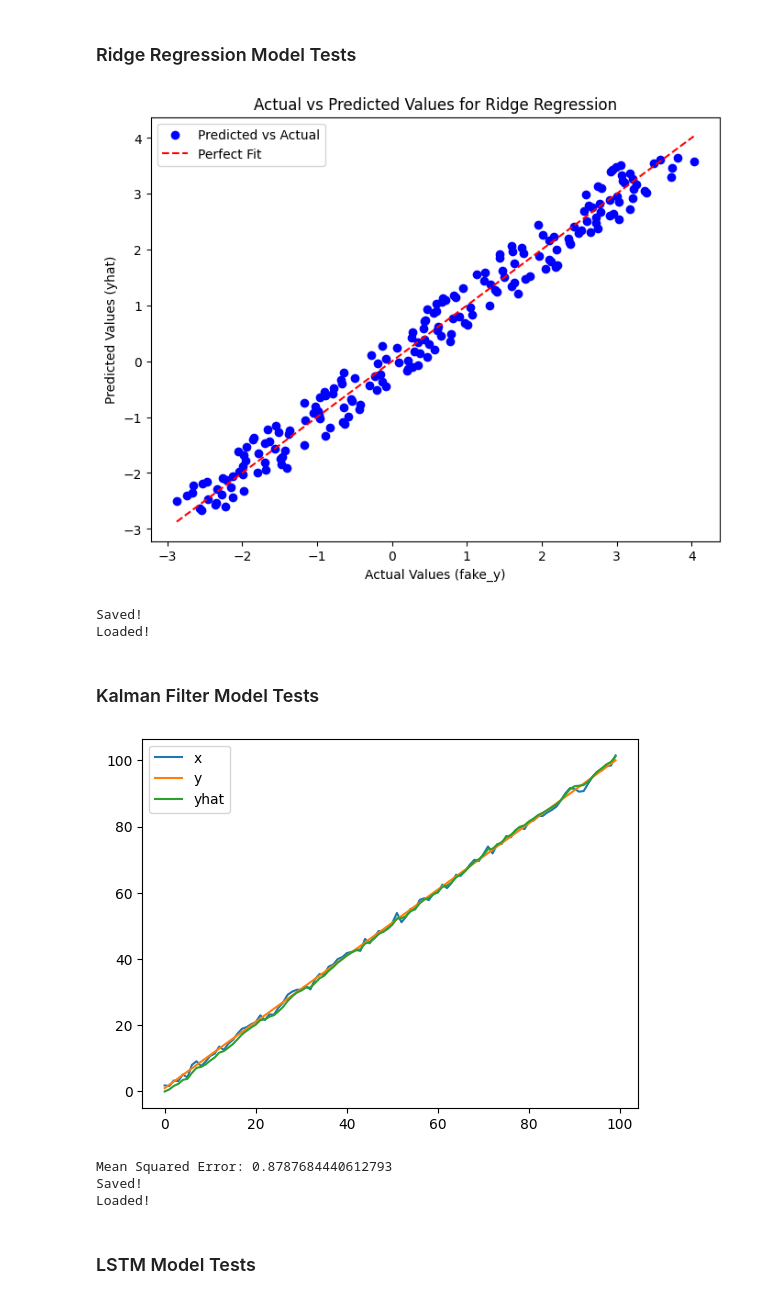
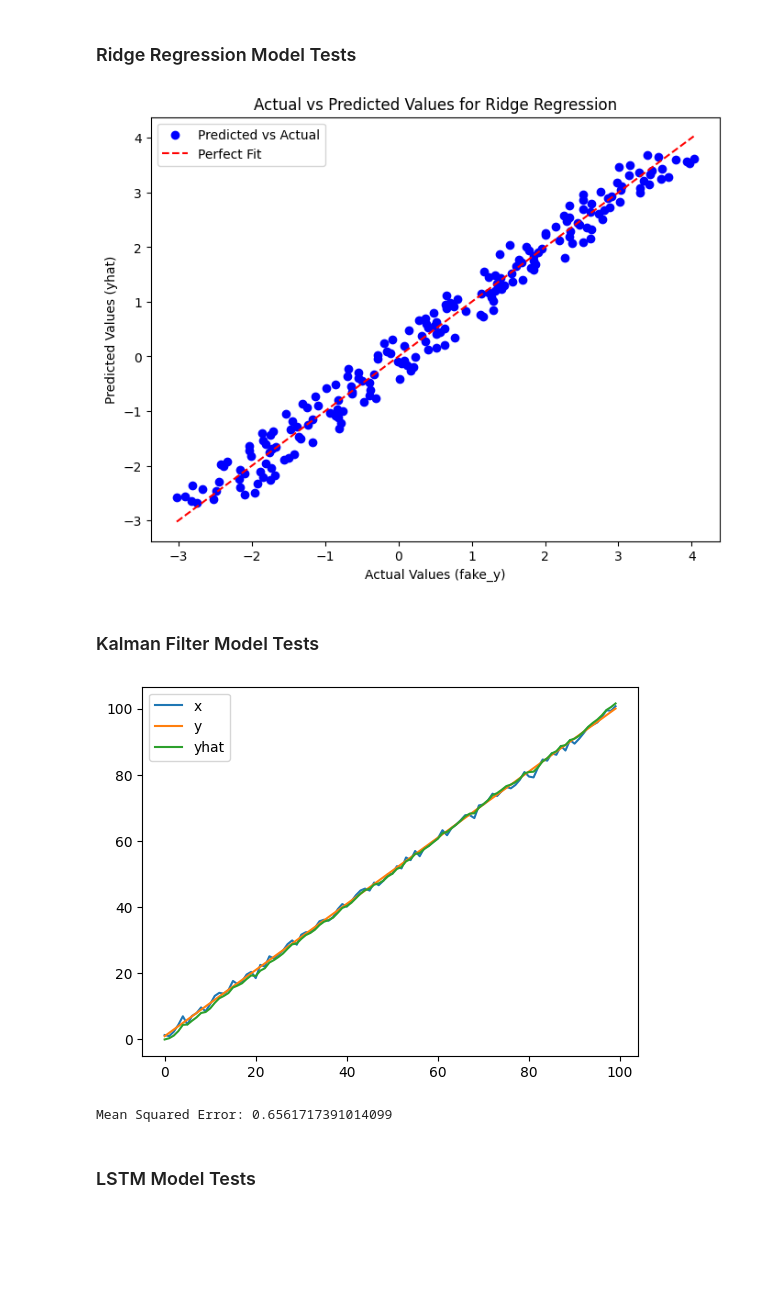
Before and after one commit to chesteklab/neural_decoding, a Jupyter notebook: tests.py/testing.ipynb, the cells around one changed output. Drawn from its saved outputs; the diff is of its cells as text; code cells hidden in the pictures; blank space fills up the shorter version.

```diff
--- a/tests.py/testing.ipynb
+++ b/tests.py/testing.ipynb
@@ -16,38 +16,28 @@ import neural_decoding.decoders.linear_decoders
 fake_x = np.linspace(-np.pi, np.pi, 201)[:,np.newaxis]
 fake_y = fake_x + np.random.rand(201,1)
 
-rr = decoders.linear_decoders.ridge_regression(4,1,{'theta':0, 'lbda':0, 'intercept':True})
+rr = neural_decoding.decoders.linear_decoders.ridge_regression(4,1,{'theta':0, 'lbda':0, 'intercept':True})
 
 rr.train(fake_x, fake_y)
 yhat = rr.forward(fake_x)
 # %%
 # Plot the actual vs predicted values
 plt.figure(figsize=(8, 6))
 plt.scatter(fake_y, yhat, color='blue', label='Predicted vs Actual')
 
 # Add a 45-degree reference line for perfect prediction
 plt.plot([fake_y.min(), fake_y.max()], [fake_y.min(), fake_y.max()], color='red', linestyle='--', label='Perfect Fit')
 
 # Add labels and title
 plt.xlabel('Actual Values (fake_y)')
 plt.ylabel('Predicted Values (yhat)')
 plt.title('Actual vs Predicted Values for Ridge Regression')
 plt.legend()
 
 # Display the plot
 plt.show()
-
-# Test saving
-rr.save_model("test_folder/test_save_RR.pk1")
-print("Saved!")
-
-# Test loading
-rr.load_model("test_folder/test_save_RR.pk1")
-print("Loaded!")
 # %% [output]
-[figure, old version]
+[figure, new version]
-Saved!
-Loaded!
 # %% [markdown]
 ### Kalman Filter Model Tests
 # %%
@@ -62,12 +52,11 @@ y = torch.arange(N, dtype=torch.float32).reshape((N, 1)) + 1
 model_config = {
     'append_ones_y': False,
     "device": "cpu",
-    "start_y": None,
     "return_tensor":True
 }
 
 # Instantiate Train Model
-model = decoders.linear_decoders.KalmanFilter(0,0,model_config)
+model = neural_decoding.decoders.linear_decoders.KalmanFilter(0,0,model_config)
 model.train(X, y)
 
 # Make Prediction
@@ -85,19 +74,9 @@ plt.show()
 # MSE calculation
 mse = torch.mean((yhat - y) ** 2)
 print(f"Mean Squared Error: {mse}")
-
-# Test saving
-model.save_model("test_folder/test_KF.pk1")
-print("Saved!")
-
-# Test loading
-model.load_model("test_folder/test_KF.pk1")
-print("Loaded!")
 # %% [output]
-[figure, old version]
+[figure, new version]
-Mean Squared Error: 0.8787684440612793
-Saved!
-Loaded!
+Mean Squared Error: 0.6561717391014099
 # %% [markdown]
 ### LSTM Model Tests
 # %%
```
Also changed, not shown: 1 other file.
